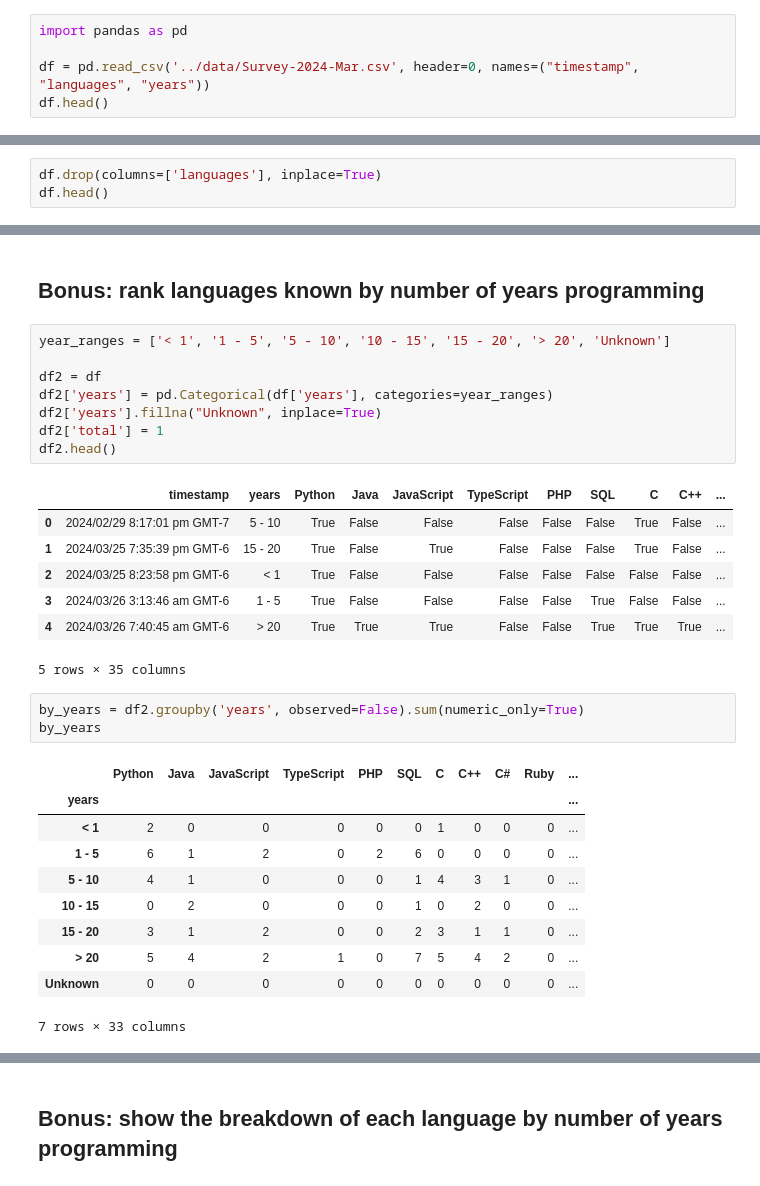
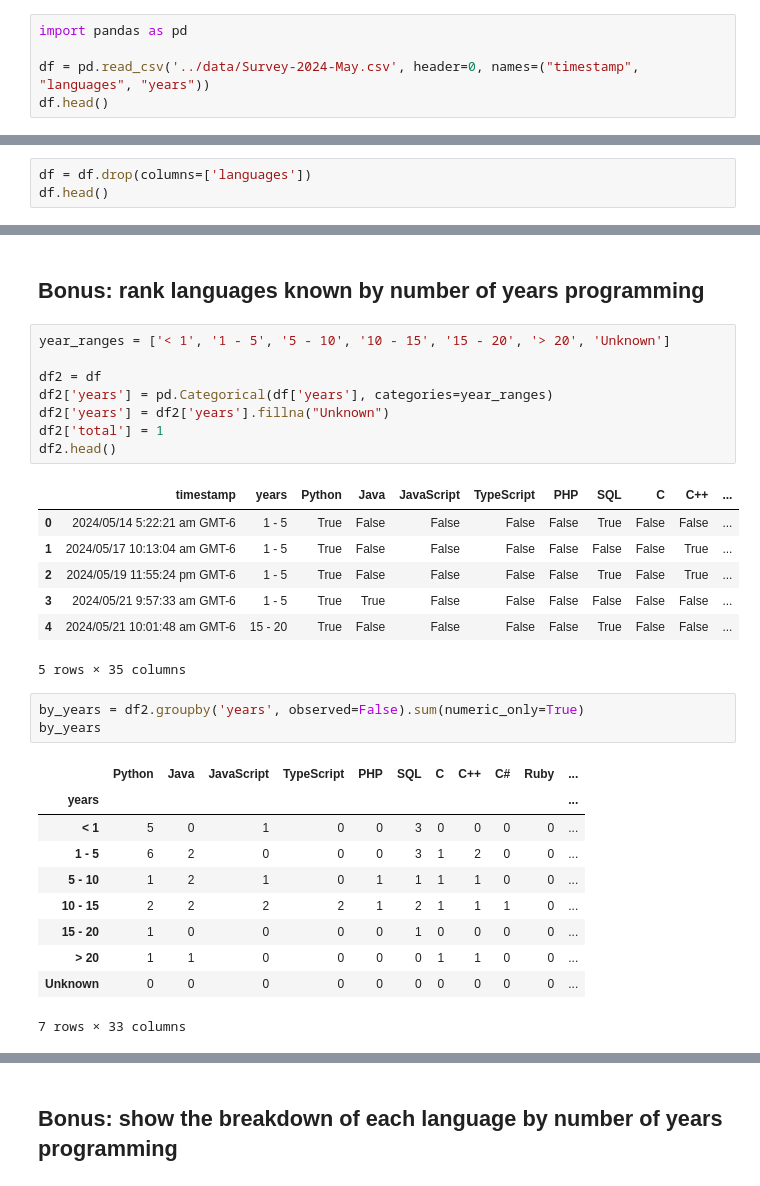
Before and after one commit to ariannedee/python-data-structures, a Jupyter notebook: project/sample_solutions/proj_4_pandas.ipynb, the cells around one changed output, grey strips where cells are left out. Saved outputs shown, nothing was run; the diff lists cells and outputs as text.

```diff
--- a/project/sample_solutions/proj_4_pandas.ipynb
+++ b/project/sample_solutions/proj_4_pandas.ipynb
@@ -11,7 +11,7 @@ all_langs = ['Python', 'Java', 'JavaScript', 'TypeScript', 'PHP', 'SQL', 'C', 'C
 # %%
 import pandas as pd
 
-df = pd.read_csv('../data/Survey-2024-Mar.csv', header=0, names=("timestamp", "languages", "years"))
+df = pd.read_csv('../data/Survey-2024-May.csv', header=0, names=("timestamp", "languages", "years"))
 df.head()
 # %% [output]
 |  | timestamp | languages | years |
@@ -44,6 +44,6 @@ df.head()
 5 rows × 35 columns
 # %%
-df.drop(columns=['languages'], inplace=True)
+df = df.drop(columns=['languages'])
 df.head()
 # %% [output]
 |  | timestamp | years | Python | Java | JavaScript | TypeScript | PHP | SQL | C | C++ | ... |
@@ -177,18 +177,18 @@ for i, (lang, count) in enumerate(langs_count.items(), start=1):
 # %%
 year_ranges = ['< 1', '1 - 5', '5 - 10', '10 - 15', '15 - 20', '> 20', 'Unknown']
 
 df2 = df
 df2['years'] = pd.Categorical(df['years'], categories=year_ranges)
-df2['years'].fillna("Unknown", inplace=True)
+df2['years'] = df2['years'].fillna("Unknown")
 df2['total'] = 1
 df2.head()
 # %% [output]
 |  | timestamp | years | Python | Java | JavaScript | TypeScript | PHP | SQL | C | C++ | ... |
-| 0 | 2024/02/29 8:17:01 pm GMT-7 | 5 - 10 | True | False | False | False | False | False | True | False | ... |
-| 1 | 2024/03/25 7:35:39 pm GMT-6 | 15 - 20 | True | False | True | False | False | False | True | False | ... |
-| 2 | 2024/03/25 8:23:58 pm GMT-6 | < 1 | True | False | False | False | False | False | False | False | ... |
-| 3 | 2024/03/26 3:13:46 am GMT-6 | 1 - 5 | True | False | False | False | False | True | False | False | ... |
-| 4 | 2024/03/26 7:40:45 am GMT-6 | > 20 | True | True | True | False | False | True | True | True | ... |
+| 0 | 2024/05/14 5:22:21 am GMT-6 | 1 - 5 | True | False | False | False | False | True | False | False | ... |
+| 1 | 2024/05/17 10:13:04 am GMT-6 | 1 - 5 | True | False | False | False | False | False | False | True | ... |
+| 2 | 2024/05/19 11:55:24 pm GMT-6 | 1 - 5 | True | False | False | False | False | True | False | True | ... |
+| 3 | 2024/05/21 9:57:33 am GMT-6 | 1 - 5 | True | True | False | False | False | False | False | False | ... |
+| 4 | 2024/05/21 10:01:48 am GMT-6 | 15 - 20 | True | False | False | False | False | True | False | False | ... |
 5 rows × 35 columns
 # %%
 by_years = df2.groupby('years', observed=False).sum(numeric_only=True)
@@ -196,12 +196,12 @@ by_years
 # %% [output]
 |  | Python | Java | JavaScript | TypeScript | PHP | SQL | C | C++ | C# | Ruby | ... |
 | years |  |  |  |  |  |  |  |  |  |  | ... |
-| < 1 | 2 | 0 | 0 | 0 | 0 | 0 | 1 | 0 | 0 | 0 | ... |
-| 1 - 5 | 6 | 1 | 2 | 0 | 2 | 6 | 0 | 0 | 0 | 0 | ... |
-| 5 - 10 | 4 | 1 | 0 | 0 | 0 | 1 | 4 | 3 | 1 | 0 | ... |
-| 10 - 15 | 0 | 2 | 0 | 0 | 0 | 1 | 0 | 2 | 0 | 0 | ... |
-| 15 - 20 | 3 | 1 | 2 | 0 | 0 | 2 | 3 | 1 | 1 | 0 | ... |
-| > 20 | 5 | 4 | 2 | 1 | 0 | 7 | 5 | 4 | 2 | 0 | ... |
+| < 1 | 5 | 0 | 1 | 0 | 0 | 3 | 0 | 0 | 0 | 0 | ... |
+| 1 - 5 | 6 | 2 | 0 | 0 | 0 | 3 | 1 | 2 | 0 | 0 | ... |
+| 5 - 10 | 1 | 2 | 1 | 0 | 1 | 1 | 1 | 1 | 0 | 0 | ... |
+| 10 - 15 | 2 | 2 | 2 | 2 | 1 | 2 | 1 | 1 | 1 | 0 | ... |
+| 15 - 20 | 1 | 0 | 0 | 0 | 0 | 1 | 0 | 0 | 0 | 0 | ... |
+| > 20 | 1 | 1 | 0 | 0 | 0 | 0 | 1 | 1 | 0 | 0 | ... |
 | Unknown | 0 | 0 | 0 | 0 | 0 | 0 | 0 | 0 | 0 | 0 | ... |
 7 rows × 33 columns
 # %%
```
Also changed, not shown: parts of 14 cells of this notebook.
